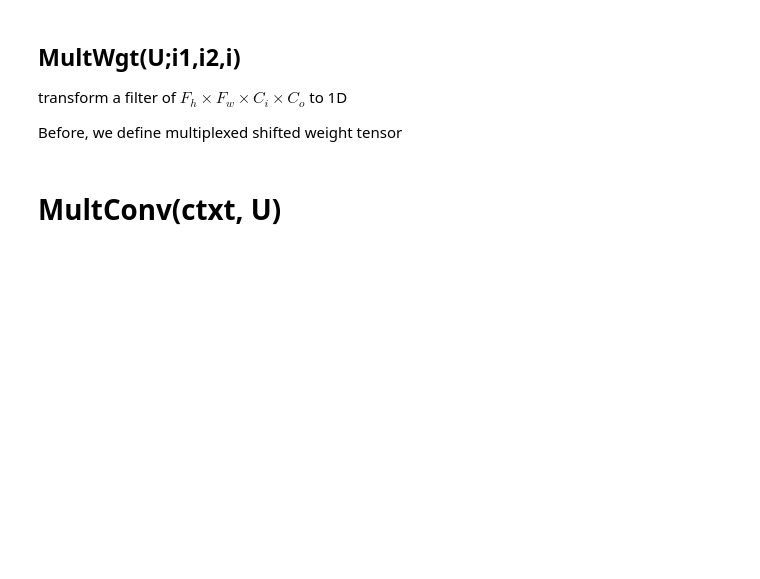
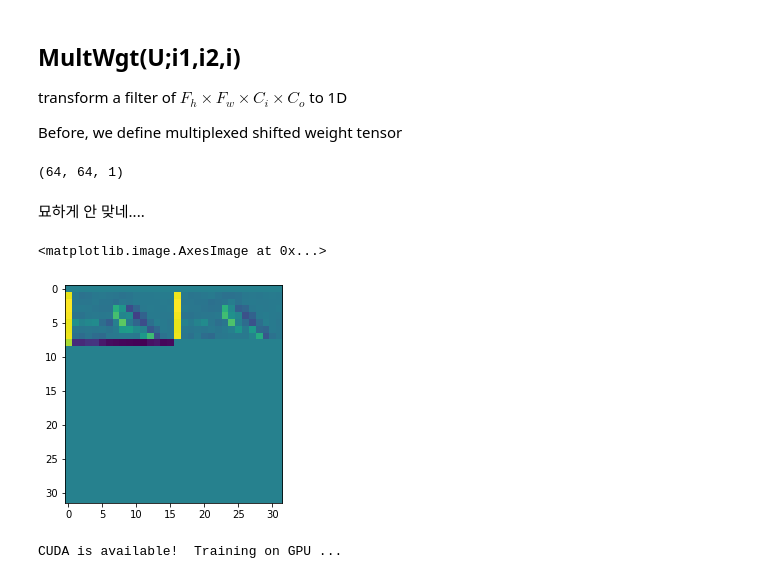
Before and after one commit to Deep-In-Sight/FHE_simulator, a Jupyter notebook: CONV_Lee22.ipynb, the cells around one changed output. Cells and saved outputs as stored; diff of their text form; code cells hidden in the pictures; blank space fills up the shorter version.

```diff
--- a/CONV_Lee22.ipynb
+++ b/CONV_Lee22.ipynb
@@ -140,8 +138,9 @@ array([91,  0,  0, 91,  0,  0, 91,  0,  0, 91,  0,  0, 91,  0,  0, 91,  0,
 # %% [markdown]
 ### Vec
 # %%
-def VEC(tensor_img, ci = 3, wi = 4, hi = 4):
-    vectorized = np.zeros((ci*wi*hi)) # or int(2**floor(np.log2(ci))) ?
+def VEC(tensor_img, nslots):
+    hi, wi, ci = tensor_img.shape
+    vectorized = np.zeros(nslots) # or int(2**floor(np.log2(ci))) ?
 
     for i in range(wi*hi*ci):
         vectorized[i] = tensor_img[floor((i%(hi*wi))/wi),
@@ -222,5 +224,32 @@ transform a filter of $F_h \times F_w \times C_i \times C_o$ to 1D
 
 
 Before, we define multiplexed shifted weight tensor
+# %%
+def get_Up(Uout, Uin, i1, i2, i, ki, fh, fw, hi, wi, ci):
+    range_h = np.arange(hi)
+    range_w = np.arange(wi)
+    n3, n4, n5 = Uout.shape
+    for i3 in range(n3):
+        for i4 in range(n4):
+            for i5 in range(n5):
+                if  ki**2*i5+ki*(i3 % ki) + (i4 % ki) >= ci or \
+                    not floor(i3 / ki) - int((fh -1)/2) in range_h or \
+                    not floor(i4 / ki) - int((fw -1)/2) in range_w:
+                    pass
+                    #Uout[i3,i4,i5] = 0
+                else:
+                    #print("!!!")
+                    #print(i1, i2, ki**2*i5+ki*(i3 % ki) + (i4 % ki), i)
+                    Uout[i3,i4,i5] = Uin[i1,i2, ki**2*i5+ki*(i3 % ki) + (i4 % ki), i]
+# %%
+## Selecting
+def selecting_tensor(ko, ho, wo, i):
+    S = np.zeros((ko*ho,ko*wo,to))
+    n3, n4, n5 = S.shape
+    for i3 in range(n3):
+        for i4 in range(n4):
+            for i5 in range(n5):
+                if ko**2*i5 + ko*(i3 % ko) + (i4 % ko) == i:
+                    S[i3,i4,i5] = 1
 # %%
 # Multiplexed
@@ -244,2 +307,0 @@ def multwgt()
-# %% [markdown]
-# MultConv(ctxt, U)
@@ -250,0 +308,37 @@ def multconv(ctxt, U):
+# %%
+Uout.shape
+# %% [output]
+(64, 64, 1)
+# %% [markdown]
+묘하게 안 맞네....
+# %%
+out2d = ctd.reshape(128,128)
+
+plt.imshow(out2d[0::4,0::4])
+# %% [output]
+<matplotlib.image.AxesImage at 0x...>
+[figure, added]
+# %%
+from time import time
+import numpy as np
+from PIL import Image
+import matplotlib.pyplot as plt
+import torch
+
+from torchvision import datasets
+import torchvision.transforms as transforms
+from torch.utils.data.sampler import SubsetRandomSampler
+from torch import nn
+import torch.nn.functional as F
+
+# check if CUDA is available
+train_on_gpu = torch.cuda.is_available()
+
+if not train_on_gpu:
+    print('CUDA is not available.  Training on CPU ...')
+    device = "cpu"
+else:
+    print('CUDA is available!  Training on GPU ...')
+    device = "cuda"
+# %% [output]
+CUDA is available!  Training on GPU ...
```
Also changed, not shown: parts of 14 cells of this notebook.
